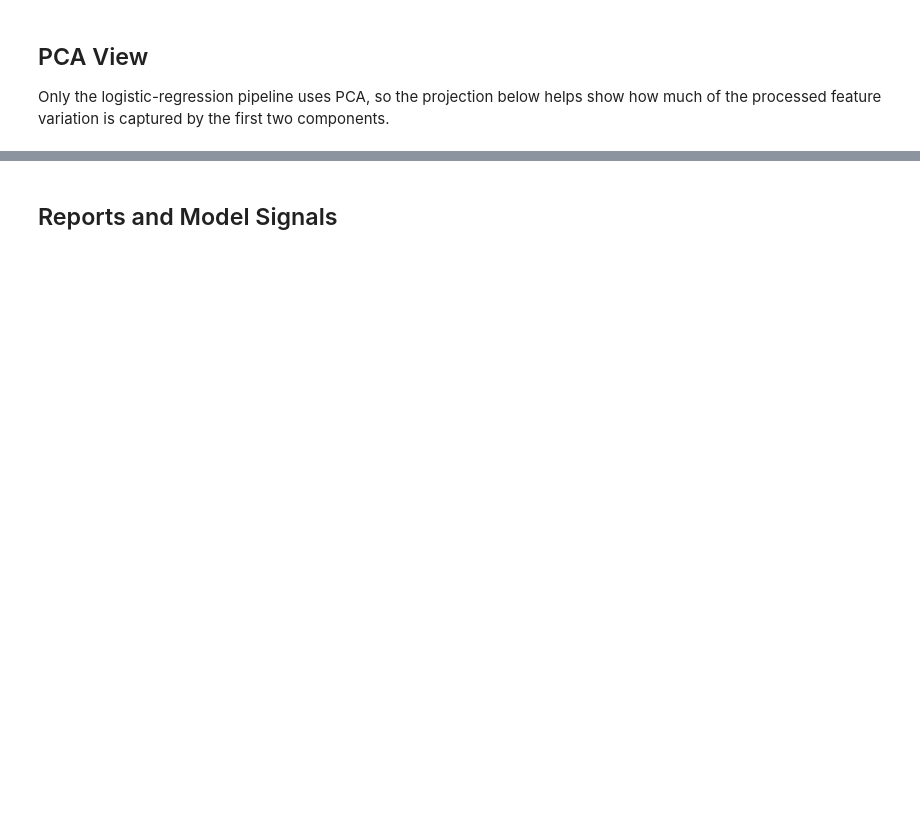
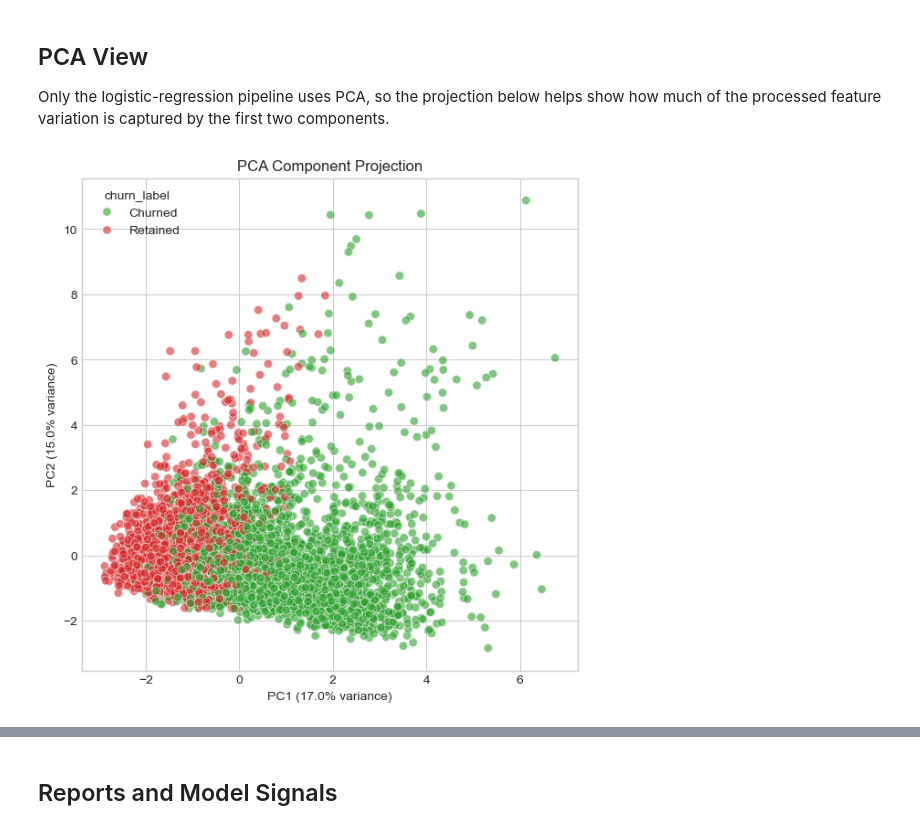
Before and after one commit to BrianCollinss/MySampleWork, a Jupyter notebook: Python - Customer Churn Analysis/notebooks/02_customer_churn_modeling.ipynb, the cells around one changed output, grey strips where cells are left out. Saved outputs shown, nothing was run; the diff lists cells and outputs as text; code cells hidden in the pictures; blank space fills up the shorter version.

```diff
--- a/Python - Customer Churn Analysis/notebooks/02_customer_churn_modeling.ipynb
+++ b/Python - Customer Churn Analysis/notebooks/02_customer_churn_modeling.ipynb
@@ -94,9 +122,19 @@ plt.show()
 
 Only the logistic-regression pipeline uses PCA, so the projection below helps show how much of the processed feature variation is captured by the first two components.
 # %%
-logistic_evaluation = next(evaluation for evaluation in evaluations if evaluation.model_name == "logistic_regression")
-plot_pca_component_projection(logistic_evaluation, train_df[FEATURE_COLUMNS], train_df["churn"].astype(int))
+logistic_evaluation = next(
+    evaluation for evaluation in evaluations
+    if evaluation.model_name == "logistic_regression"
+)
+
+plot_pca_component_projection(
+    logistic_evaluation,
+    train_df[FEATURE_COLUMNS],
+    train_df["churn"].astype(int),
+)
 plt.show()
+# %% [output]
+[figure, added]
 # %%
 plot_calibration_curves(evaluations)
 plt.show()
```
Also changed, not shown: parts of 16 cells of this notebook, 15 other files.
